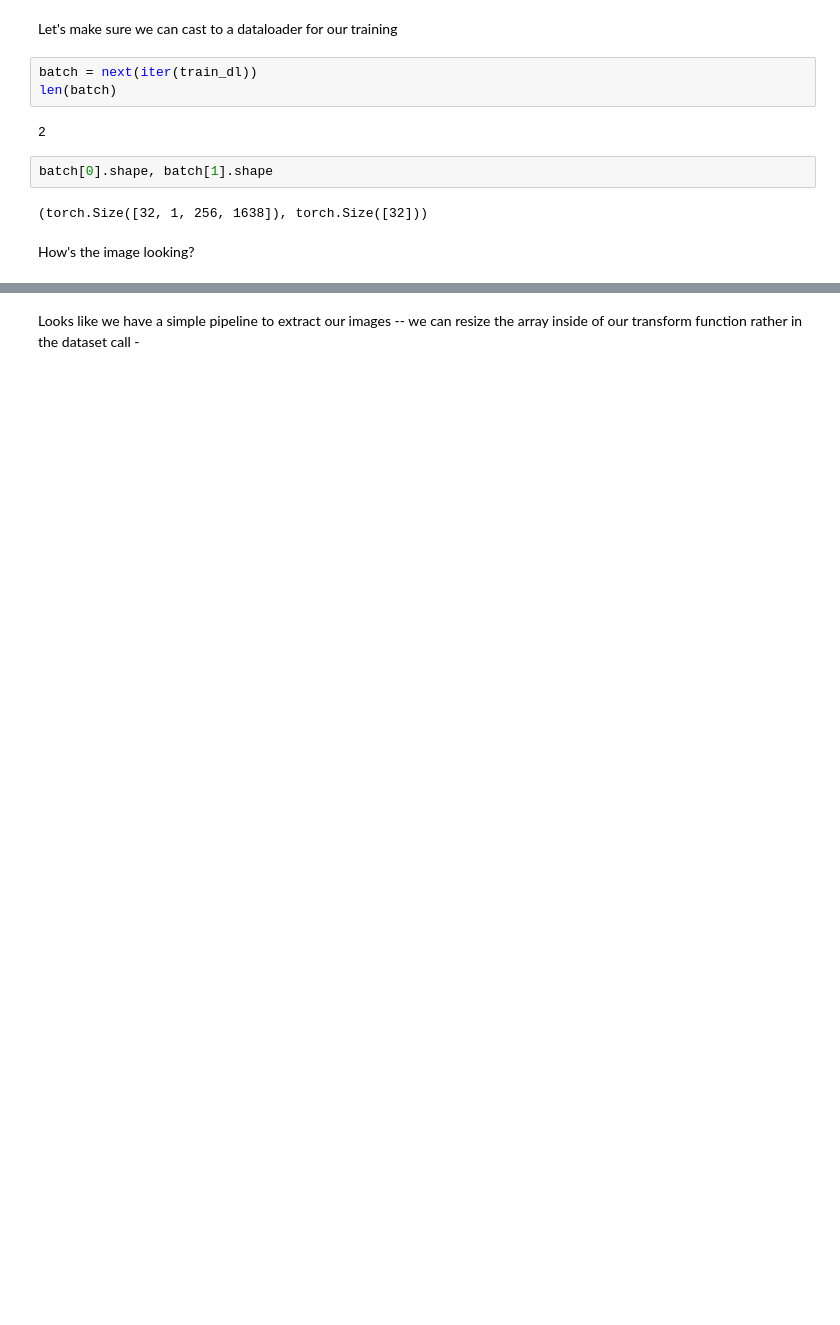
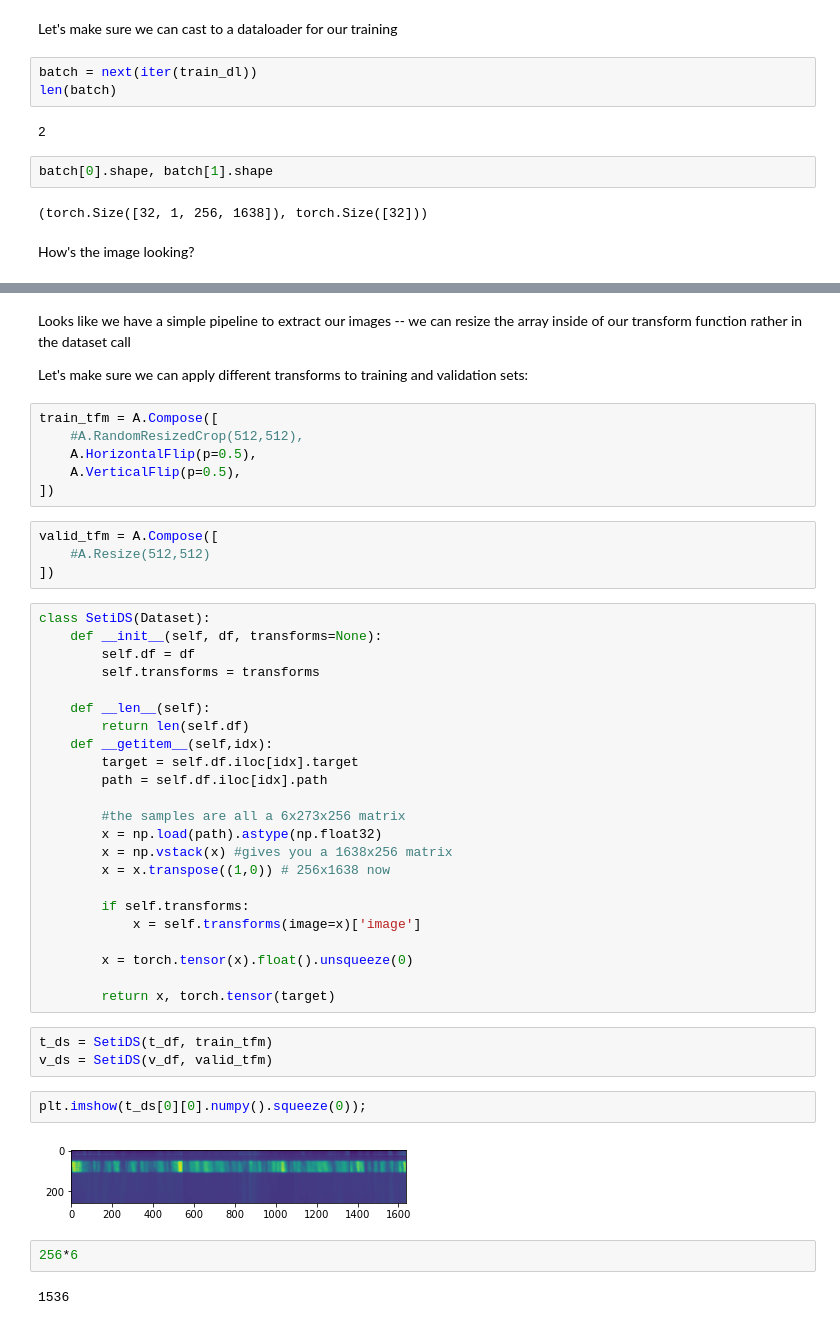
Before and after one commit to alibabaz/seti_2021, a Jupyter notebook: data_pipeline.ipynb, the cells around one changed output, grey strips where cells are left out. Drawn from its saved outputs; the diff is of its cells as text; blank space fills up the shorter version.

```diff
--- a/data_pipeline.ipynb
+++ b/data_pipeline.ipynb
@@ -175,2 +175,48 @@ plt.imshow(batch[0][0].squeeze(0).numpy());
 # %% [markdown]
-Looks like we have a simple pipeline to extract our images -- we can resize the array inside of our transform function rather in the dataset call -
+Looks like we have a simple pipeline to extract our images -- we can resize the array inside of our transform function rather in the dataset call
+
+Let's make sure we can apply different transforms to training and validation sets:
+# %%
+train_tfm = A.Compose([
+    #A.RandomResizedCrop(512,512),
+    A.HorizontalFlip(p=0.5),
+    A.VerticalFlip(p=0.5),
+])
+# %%
+valid_tfm = A.Compose([
+    #A.Resize(512,512)
+])
+# %%
+class SetiDS(Dataset):
+    def __init__(self, df, transforms=None):
+        self.df = df
+        self.transforms = transforms
+
+    def __len__(self):
+        return len(self.df)
+    def __getitem__(self,idx):
+        target = self.df.iloc[idx].target
+        path = self.df.iloc[idx].path
+
+        #the samples are all a 6x273x256 matrix
+        x = np.load(path).astype(np.float32)
+        x = np.vstack(x) #gives you a 1638x256 matrix
+        x = x.transpose((1,0)) # 256x1638 now
+
+        if self.transforms:
+            x = self.transforms(image=x)['image']
+
+        x = torch.tensor(x).float().unsqueeze(0)
+
+        return x, torch.tensor(target)
+# %%
+t_ds = SetiDS(t_df, train_tfm)
+v_ds = SetiDS(v_df, valid_tfm)
+# %%
+plt.imshow(t_ds[0][0].numpy().squeeze(0));
+# %% [output]
+[figure, added]
+# %%
+256*6
+# %% [output]
+1536
```
Also changed, not shown: parts of 6 cells of this notebook, 3 other files.
